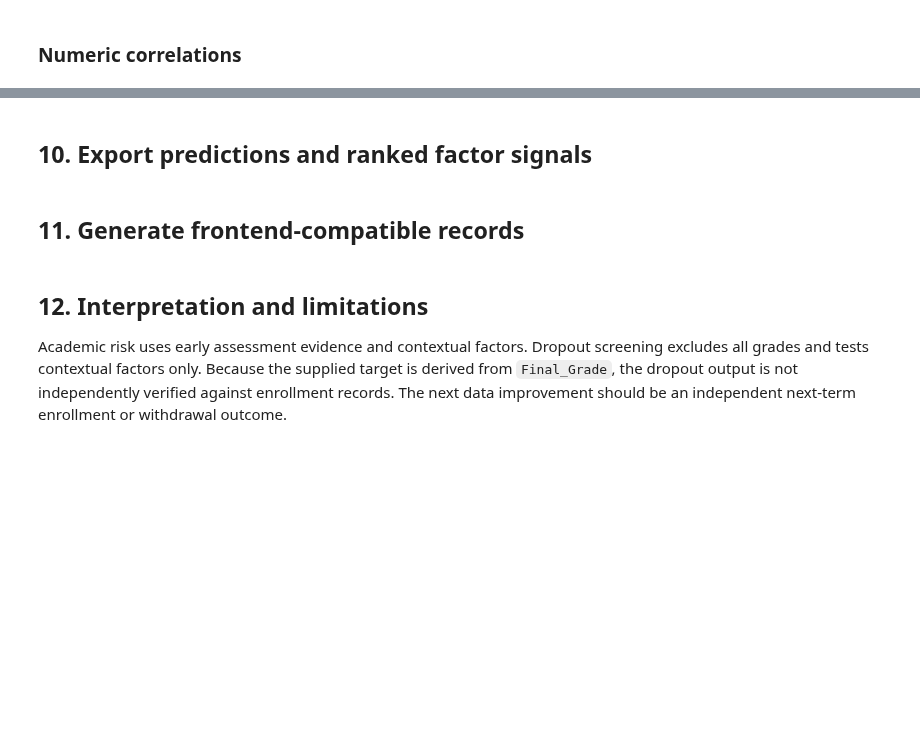
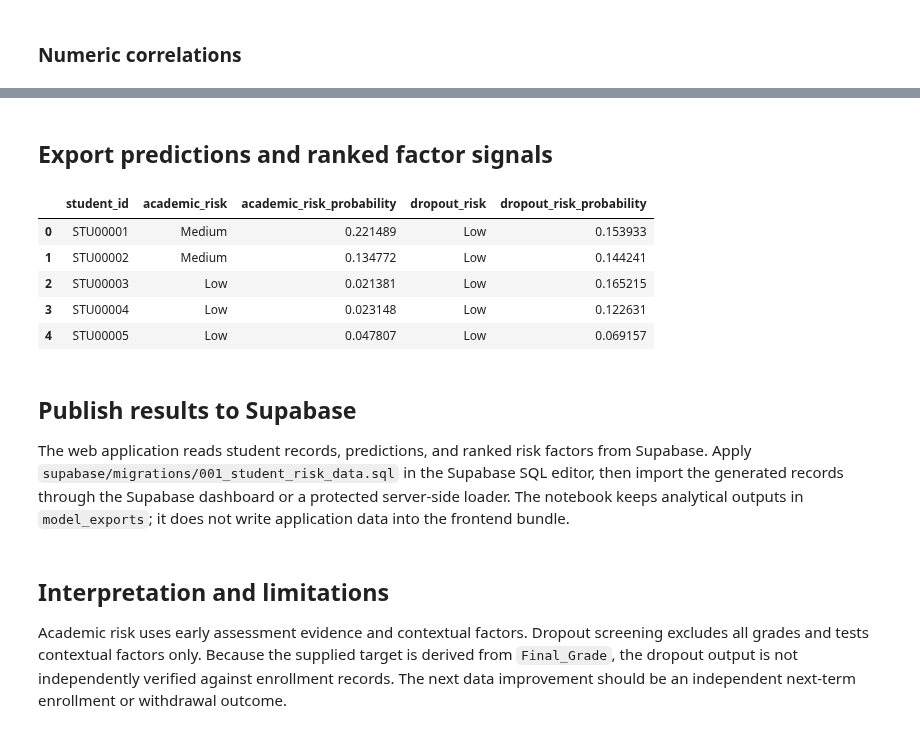
Before and after one commit to vmugabo/Komeza, a Jupyter notebook: komeza_wige/student_risk_assessment.ipynb, the cells around one changed output, grey strips where cells are left out. Drawn from its saved outputs; the diff is of its cells as text; code cells hidden in the pictures; blank space fills up the shorter version.

Commit message:
updated frontend and database

```diff
--- a/komeza_wige/student_risk_assessment.ipynb
+++ b/komeza_wige/student_risk_assessment.ipynb
@@ -222,10 +336,16 @@ display(subgroups.round(3)); subgroups.to_csv(EXPORT_DIR/'subgroup_outcomes.csv'
 # %% [markdown]
-## 10. Export predictions and ranked factor signals
+## Export predictions and ranked factor signals
 # %%
 student_ids = [f'STU{i:05d}' for i in range(1, len(data)+1)]
 predictions = pd.DataFrame({'student_id':student_ids})
 for risk_name, (pipeline, features, _) in selected.items():
     predictions[risk_name] = pipeline.predict(data[features])
     predictions[f'{risk_name}_probability'] = pipeline.predict_proba(data[features])[:, list(pipeline.classes_).index('High')]
-predictions.to_csv(EXPORT_DIR/'student_predictions.csv', index=False)
 display(predictions.head())
+# %% [output]
+|  | student_id | academic_risk | academic_risk_probability | dropout_risk | dropout_risk_probability |
+| 0 | STU00001 | Medium | 0.221489 | Low | 0.153933 |
+| 1 | STU00002 | Medium | 0.134772 | Low | 0.144241 |
+| 2 | STU00003 | Low | 0.021381 | Low | 0.165215 |
+| 3 | STU00004 | Low | 0.023148 | Low | 0.122631 |
+| 4 | STU00005 | Low | 0.047807 | Low | 0.069157 |
@@ -241,2 +352,4 @@ pd.DataFrame(factor_rows).to_csv(EXPORT_DIR/'risk_factors.csv', index=False)
 # %% [markdown]
-## 11. Generate frontend-compatible records
+## Publish results to Supabase
+
+The web application reads student records, predictions, and ranked risk factors from Supabase. Apply `supabase/migrations/001_student_risk_data.sql` in the Supabase SQL editor, then import the generated records through the Supabase dashboard or a protected server-side loader. The notebook keeps analytical outputs in `model_exports`; it does not write application data into the frontend bundle.
@@ -257,4 +356,4 @@ print(f'Wrote {len(students)} frontend records to {frontend_dir}')
 # %% [markdown]
-## 12. Interpretation and limitations
+## Interpretation and limitations
 
 Academic risk uses early assessment evidence and contextual factors. Dropout screening excludes all grades and tests contextual factors only. Because the supplied target is derived from `Final_Grade`, the dropout output is not independently verified against enrollment records. The next data improvement should be an independent next-term enrollment or withdrawal outcome.
```
Also changed, not shown: parts of 32 cells of this notebook, 13 other files.
